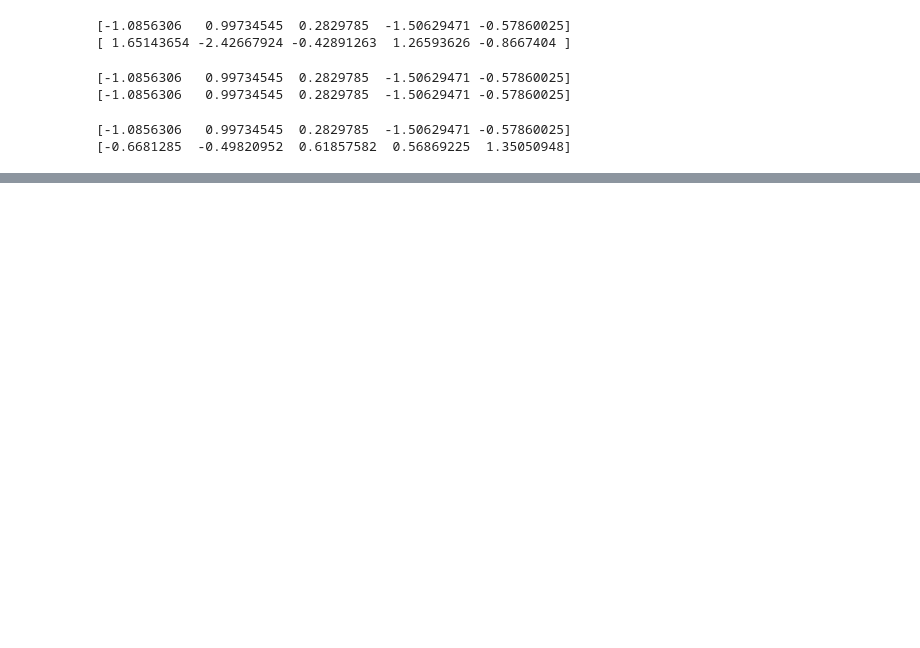
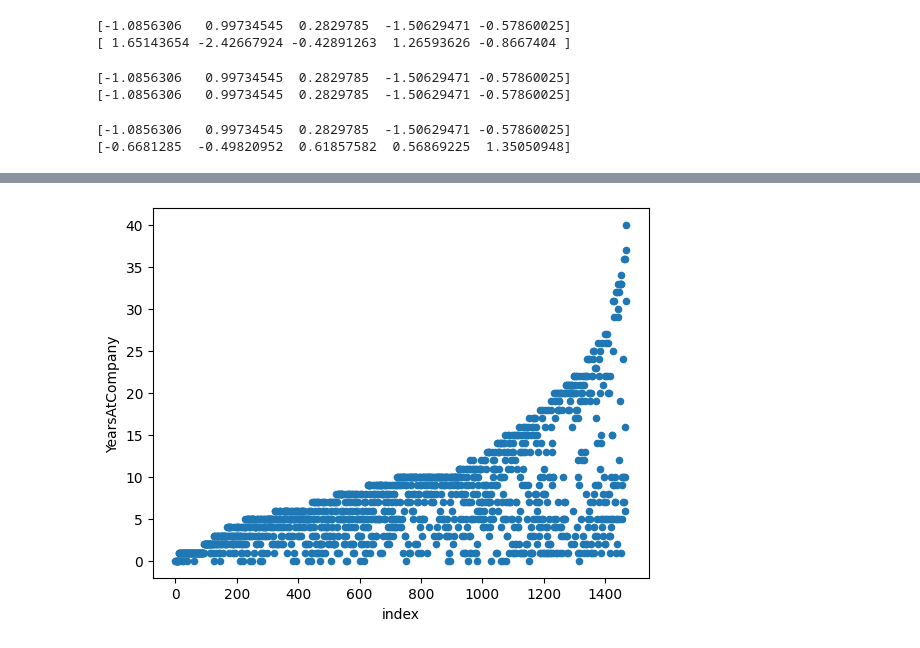
Before and after one commit to MichaelSzczepaniak/DataCamp, a Jupyter notebook: Tracks/Associate Data Scientist/28 Sampling in Python/SamplingInPython.ipynb, the cells around one changed output, grey strips where cells are left out. Cells and saved outputs as stored; diff of their text form; code cells hidden in the pictures; blank space fills up the shorter version.

```diff
--- a/Tracks/Associate Data Scientist/28 Sampling in Python/SamplingInPython.ipynb
+++ b/Tracks/Associate Data Scientist/28 Sampling in Python/SamplingInPython.ipynb
@@ -163,0 +279,9 @@ print(y)
+# %%
+# Add an index column to attrition_pop
+attrition_pop_id = attrition_pop.reset_index()
+
+# Plot YearsAtCompany vs. index for attrition_pop_id
+attrition_pop_id.plot(x="index", y="YearsAtCompany", kind="scatter")
+plt.show()
+# %% [output]
+[figure, added]
```
Also changed, not shown: parts of 33 cells of this notebook, 1 other file.
